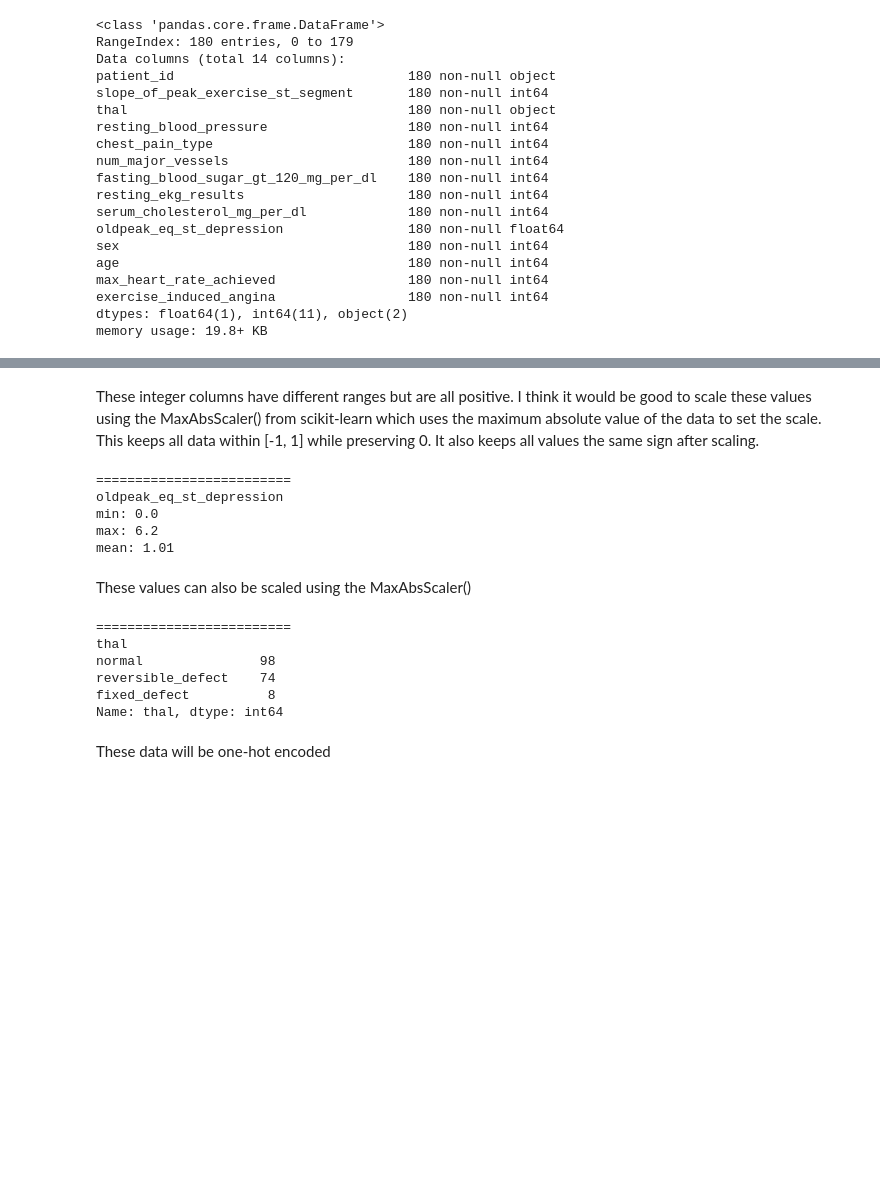
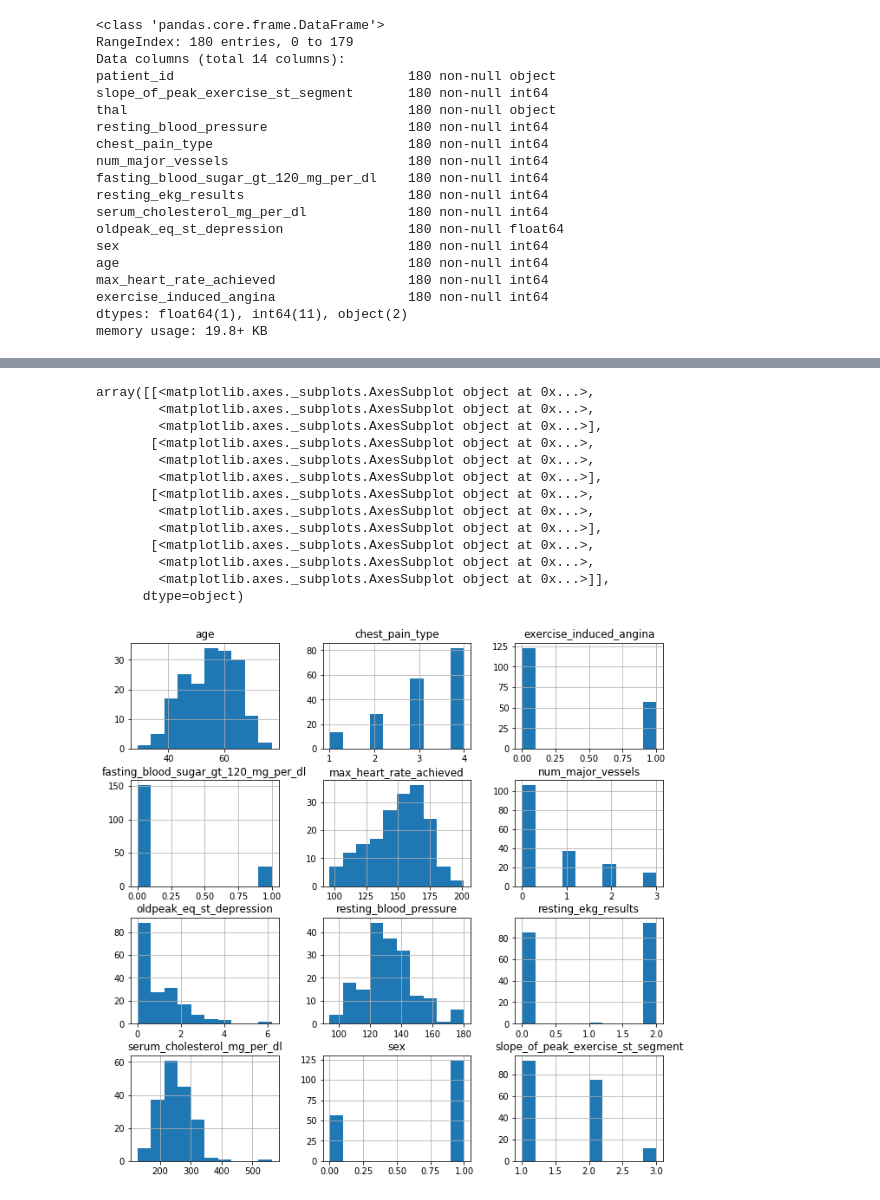
Before and after one commit to abarnes12/drivendata, a Jupyter notebook: ml_with_a_heart/notebooks/exploratory_data_analysis.ipynb, the cells around one changed output, grey strips where cells are left out. Saved outputs shown, nothing was run; the diff lists cells and outputs as text; code cells hidden in the pictures; blank space fills up the shorter version.

Commit message:
Updated environment.yml. Added analysis.ipynb. Updated exploratory_data_analysis.ipynb.

```diff
--- a/ml_with_a_heart/notebooks/exploratory_data_analysis.ipynb
+++ b/ml_with_a_heart/notebooks/exploratory_data_analysis.ipynb
@@ -143,33 +117,17 @@ mean: 149.48333333333332
-# %% [markdown]
-These integer columns have different ranges but are all positive. I think it would be good to scale these values using the MaxAbsScaler() from scikit-learn which uses the maximum absolute value of the data to set the scale. This keeps all data within [-1, 1] while preserving 0. It also keeps all values the same sign after scaling.
-# %%
-# float values
-for col in df_x[float_cols].columns:
-    print('='*25)
-    print(col)
-    print('min: {}'.format(df_x[col].min()))
-    print('max: {}'.format(df_x[col].max()))
-    print('mean: {}'.format(df_x[col].mean()))
-# %% [output]
-=========================
-oldpeak_eq_st_depression
-min: 0.0
-max: 6.2
-mean: 1.01
-# %% [markdown]
-These values can also be scaled using the MaxAbsScaler()
-# %%
-# categorical values
-for col in df_x[categorical_cols].columns:
-    print('='*25)
-    print(col)
-    print(df_x[col].value_counts())
-# %% [output]
-=========================
-thal
-normal               98
-reversible_defect    74
-fixed_defect          8
-Name: thal, dtype: int64
-# %% [markdown]
-These data will be one-hot encoded
+# %%
+df_x[[*int_cols, *float_cols, *bool_cols]].hist(figsize=[11,11])
+# %% [output]
+array([[<matplotlib.axes._subplots.AxesSubplot object at 0x...>,
+        <matplotlib.axes._subplots.AxesSubplot object at 0x...>,
+        <matplotlib.axes._subplots.AxesSubplot object at 0x...>],
+       [<matplotlib.axes._subplots.AxesSubplot object at 0x...>,
+        <matplotlib.axes._subplots.AxesSubplot object at 0x...>,
+        <matplotlib.axes._subplots.AxesSubplot object at 0x...>],
+       [<matplotlib.axes._subplots.AxesSubplot object at 0x...>,
+        <matplotlib.axes._subplots.AxesSubplot object at 0x...>,
+        <matplotlib.axes._subplots.AxesSubplot object at 0x...>],
+       [<matplotlib.axes._subplots.AxesSubplot object at 0x...>,
+        <matplotlib.axes._subplots.AxesSubplot object at 0x...>,
+        <matplotlib.axes._subplots.AxesSubplot object at 0x...>]],
+      dtype=object)
+[figure, added]
```
Also changed, not shown: parts of 8 cells of this notebook, 2 other files.
